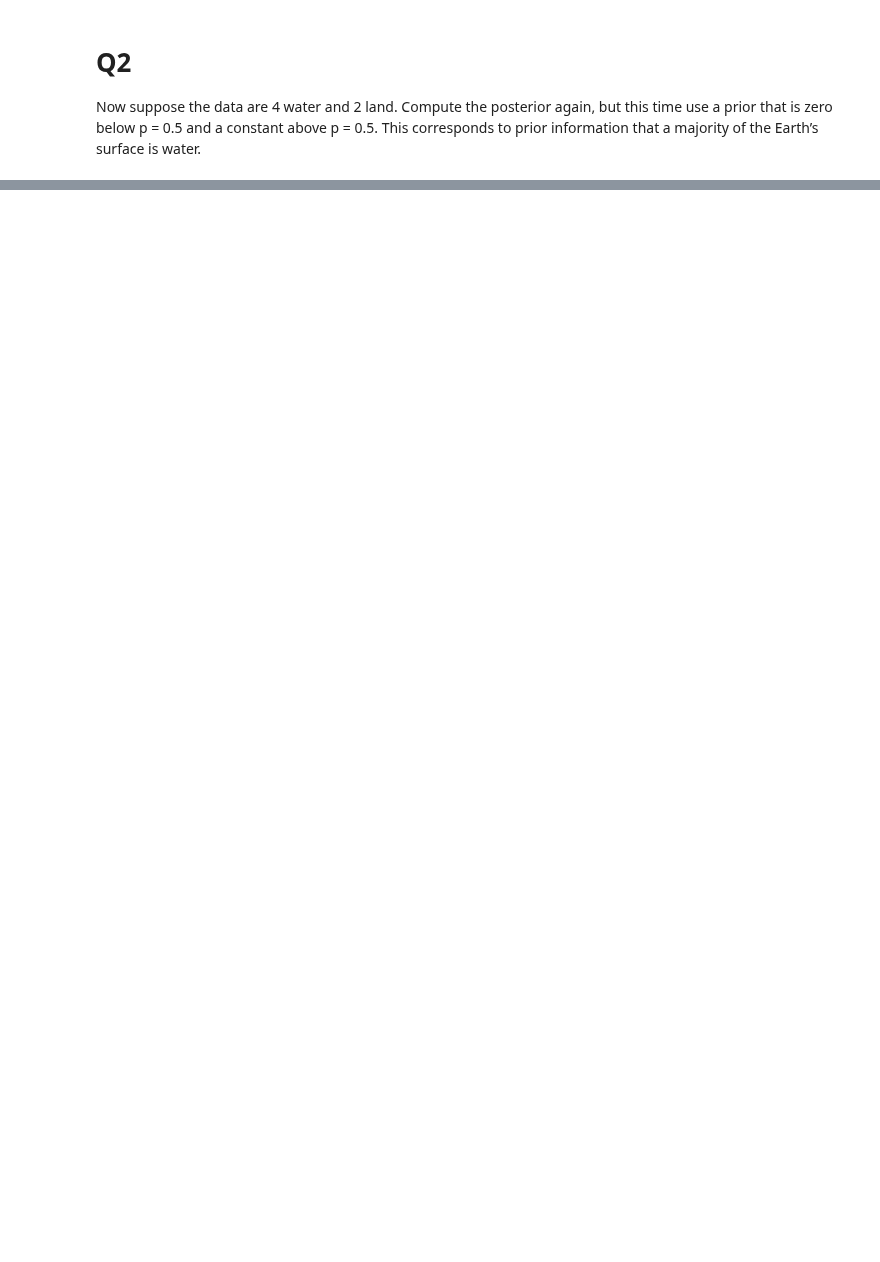
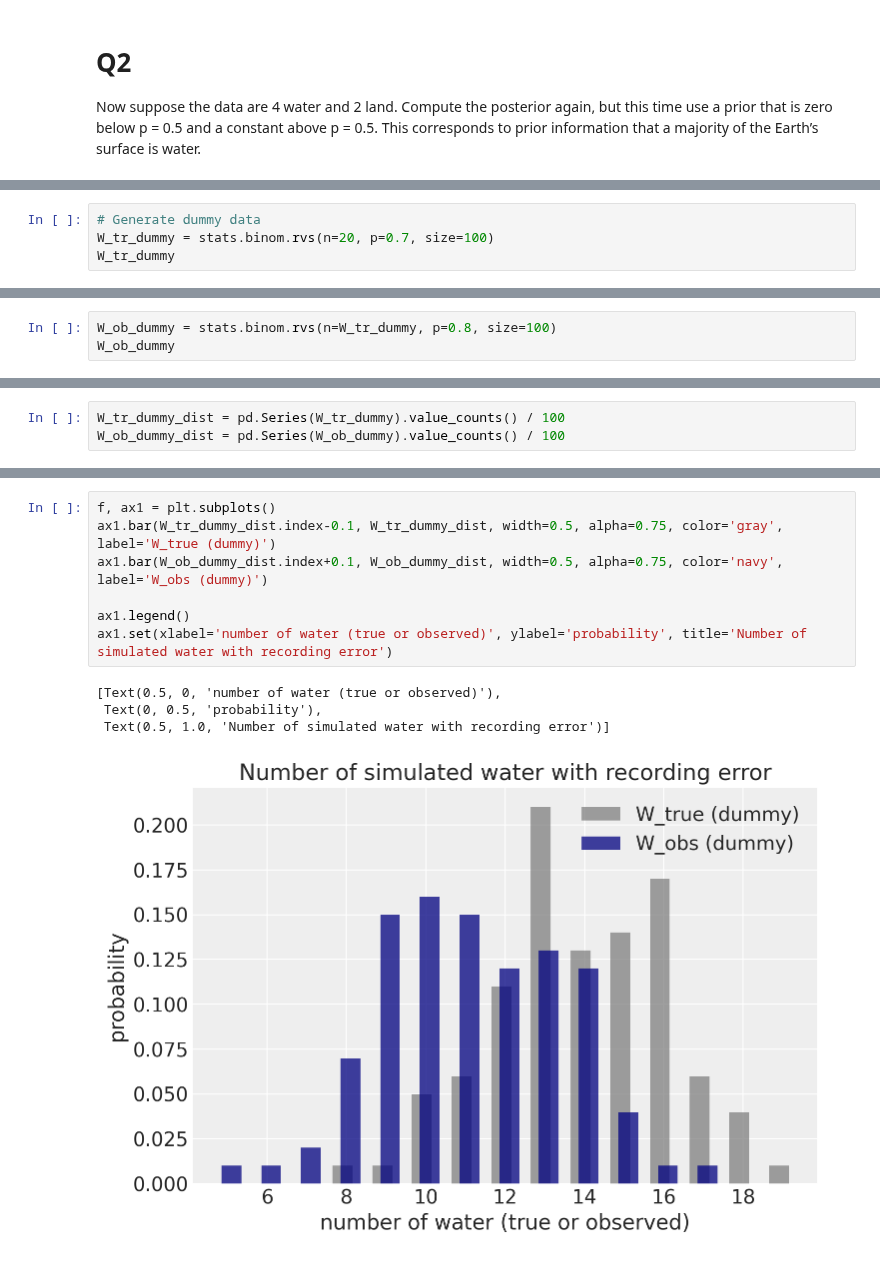
Before and after one commit to benslack19/stats_rethinking, a Jupyter notebook: SR_notebooks_2022/stats_rethinking_hw01.ipynb, the cells around one changed output, grey strips where cells are left out. Saved outputs shown, nothing was run; the diff lists cells and outputs as text; blank space fills up the shorter version.

```diff
--- a/SR_notebooks_2022/stats_rethinking_hw01.ipynb
+++ b/SR_notebooks_2022/stats_rethinking_hw01.ipynb
@@ -109,0 +327,4 @@ Now suppose the data are 4 water and 2 land. Compute the posterior again, but th
+# %%
+# Generate dummy data
+W_tr_dummy = stats.binom.rvs(n=20, p=0.7, size=100)
+W_tr_dummy
@@ -109,0 +339,3 @@ Now suppose the data are 4 water and 2 land. Compute the posterior again, but th
+# %%
+W_ob_dummy = stats.binom.rvs(n=W_tr_dummy, p=0.8, size=100)
+W_ob_dummy
@@ -109,0 +350,3 @@ Now suppose the data are 4 water and 2 land. Compute the posterior again, but th
+# %%
+W_tr_dummy_dist = pd.Series(W_tr_dummy).value_counts() / 100
+W_ob_dummy_dist = pd.Series(W_ob_dummy).value_counts() / 100
@@ -109,0 +355,12 @@ Now suppose the data are 4 water and 2 land. Compute the posterior again, but th
+# %%
+f, ax1 = plt.subplots()
+ax1.bar(W_tr_dummy_dist.index-0.1, W_tr_dummy_dist, width=0.5, alpha=0.75, color='gray', label='W_true (dummy)')
+ax1.bar(W_ob_dummy_dist.index+0.1, W_ob_dummy_dist, width=0.5, alpha=0.75, color='navy', label='W_obs (dummy)')
+
+ax1.legend()
+ax1.set(xlabel='number of water (true or observed)', ylabel='probability', title='Number of simulated water with recording error')
+# %% [output]
+[Text(0.5, 0, 'number of water (true or observed)'),
+ Text(0, 0.5, 'probability'),
+ Text(0.5, 1.0, 'Number of simulated water with recording error')]
+[figure, added]
```
Also changed, not shown: parts of 32 cells of this notebook, 1 other file.
